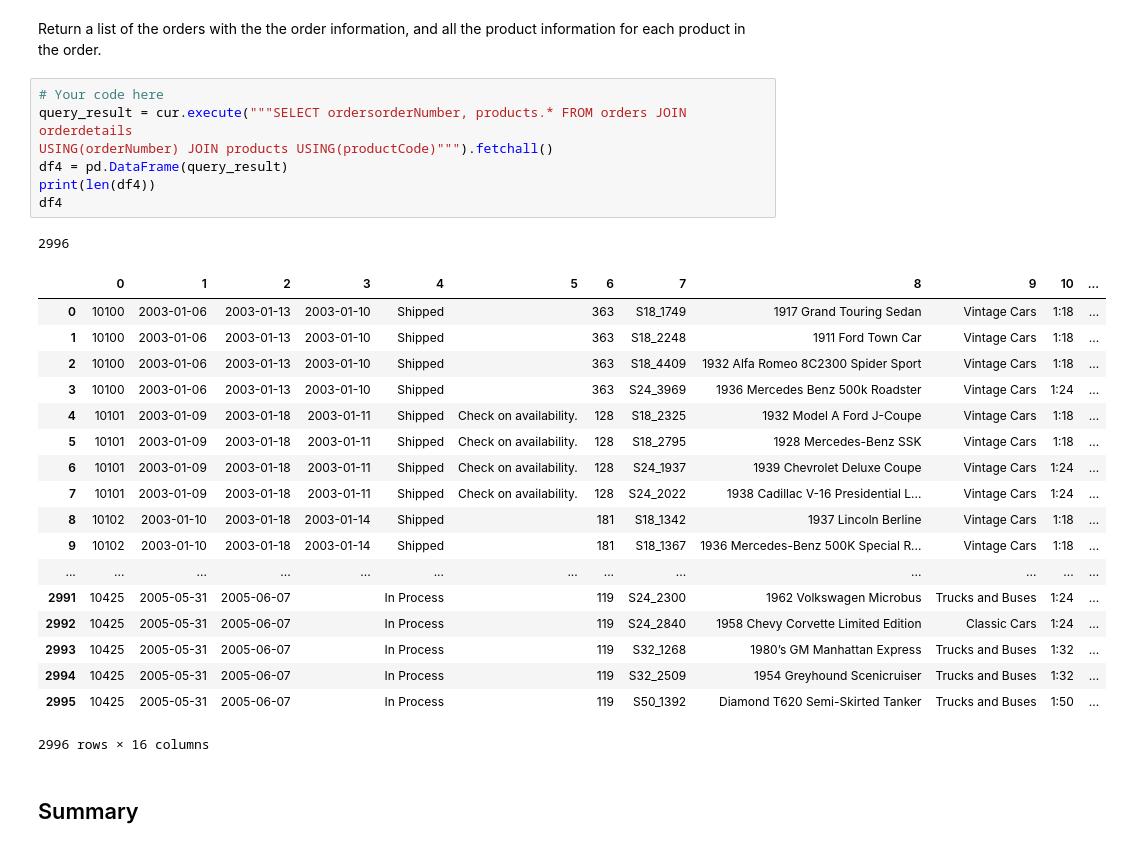
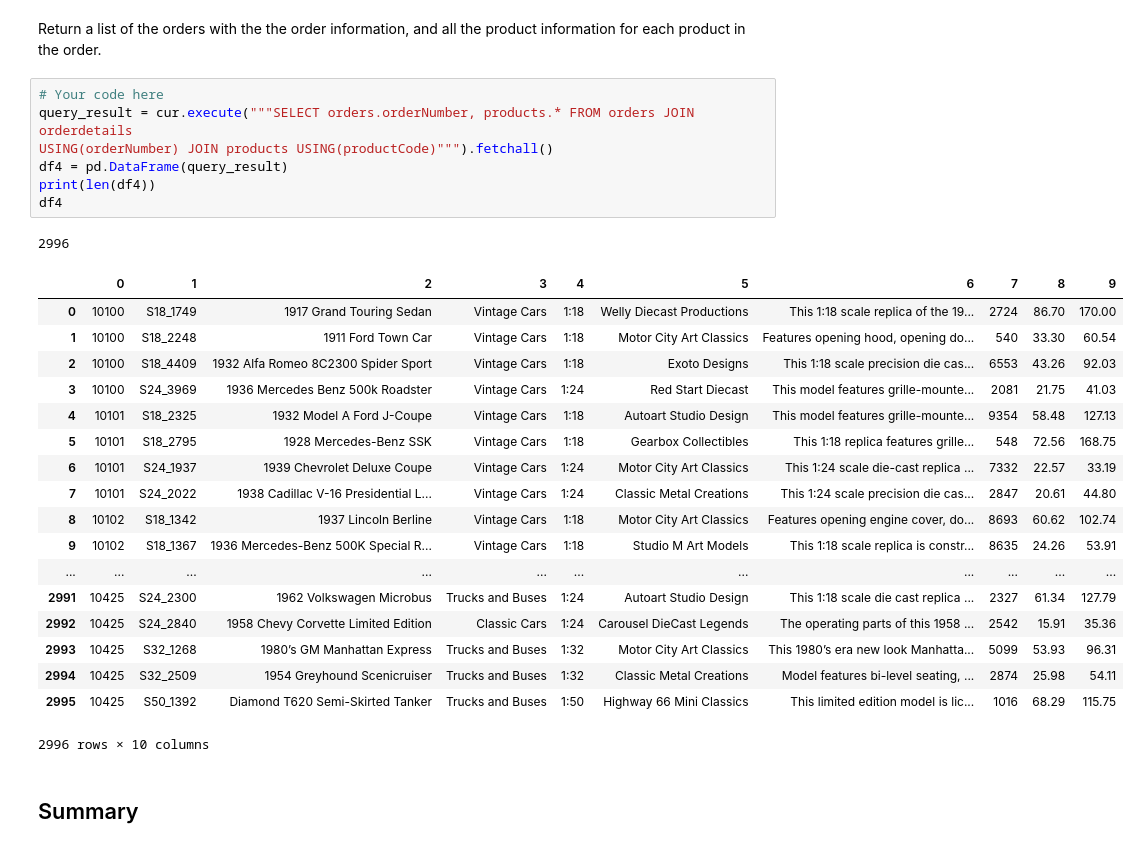
Before and after one commit to rvent/dsc-1-05-13-one-to-many-and-many-to-many-joins-lab-nyc-ds-career-012819, a Jupyter notebook: index.ipynb, the cells around one changed output. Cells and saved outputs as stored; diff of their text form.

```diff
--- a/index.ipynb
+++ b/index.ipynb
@@ -113,31 +113,31 @@ df3
 Return a list of the orders with the the order information, and all the product information for each product in the order.
 # %%
 # Your code here
-query_result = cur.execute("""SELECT ordersorderNumber, products.* FROM orders JOIN orderdetails
+query_result = cur.execute("""SELECT orders.orderNumber, products.* FROM orders JOIN orderdetails
 USING(orderNumber) JOIN products USING(productCode)""").fetchall()
 df4 = pd.DataFrame(query_result)
 print(len(df4))
 df4
 # %% [output]
 2996
-|  | 0 | 1 | 2 | 3 | 4 | 5 | 6 | 7 | 8 | 9 | 10 | ... |
-| 0 | 10100 | 2003-01-06 | 2003-01-13 | 2003-01-10 | Shipped |  | 363 | S18_1749 | 1917 Grand Touring Sedan | Vintage Cars | 1:18 | ... |
-| 1 | 10100 | 2003-01-06 | 2003-01-13 | 2003-01-10 | Shipped |  | 363 | S18_2248 | 1911 Ford Town Car | Vintage Cars | 1:18 | ... |
-| 2 | 10100 | 2003-01-06 | 2003-01-13 | 2003-01-10 | Shipped |  | 363 | S18_4409 | 1932 Alfa Romeo 8C2300 Spider Sport | Vintage Cars | 1:18 | ... |
-| 3 | 10100 | 2003-01-06 | 2003-01-13 | 2003-01-10 | Shipped |  | 363 | S24_3969 | 1936 Mercedes Benz 500k Roadster | Vintage Cars | 1:24 | ... |
-| 4 | 10101 | 2003-01-09 | 2003-01-18 | 2003-01-11 | Shipped | Check on availability. | 128 | S18_2325 | 1932 Model A Ford J-Coupe | Vintage Cars | 1:18 | ... |
-| 5 | 10101 | 2003-01-09 | 2003-01-18 | 2003-01-11 | Shipped | Check on availability. | 128 | S18_2795 | 1928 Mercedes-Benz SSK | Vintage Cars | 1:18 | ... |
-| 6 | 10101 | 2003-01-09 | 2003-01-18 | 2003-01-11 | Shipped | Check on availability. | 128 | S24_1937 | 1939 Chevrolet Deluxe Coupe | Vintage Cars | 1:24 | ... |
-| 7 | 10101 | 2003-01-09 | 2003-01-18 | 2003-01-11 | Shipped | Check on availability. | 128 | S24_2022 | 1938 Cadillac V-16 Presidential L... | Vintage Cars | 1:24 | ... |
-| 8 | 10102 | 2003-01-10 | 2003-01-18 | 2003-01-14 | Shipped |  | 181 | S18_1342 | 1937 Lincoln Berline | Vintage Cars | 1:18 | ... |
-| 9 | 10102 | 2003-01-10 | 2003-01-18 | 2003-01-14 | Shipped |  | 181 | S18_1367 | 1936 Mercedes-Benz 500K Special R... | Vintage Cars | 1:18 | ... |
-| ... | ... | ... | ... | ... | ... | ... | ... | ... | ... | ... | ... | ... |
-| 2991 | 10425 | 2005-05-31 | 2005-06-07 |  | In Process |  | 119 | S24_2300 | 1962 Volkswagen Microbus | Trucks and Buses | 1:24 | ... |
-| 2992 | 10425 | 2005-05-31 | 2005-06-07 |  | In Process |  | 119 | S24_2840 | 1958 Chevy Corvette Limited Edition | Classic Cars | 1:24 | ... |
-| 2993 | 10425 | 2005-05-31 | 2005-06-07 |  | In Process |  | 119 | S32_1268 | 1980’s GM Manhattan Express | Trucks and Buses | 1:32 | ... |
-| 2994 | 10425 | 2005-05-31 | 2005-06-07 |  | In Process |  | 119 | S32_2509 | 1954 Greyhound Scenicruiser | Trucks and Buses | 1:32 | ... |
-| 2995 | 10425 | 2005-05-31 | 2005-06-07 |  | In Process |  | 119 | S50_1392 | Diamond T620 Semi-Skirted Tanker | Trucks and Buses | 1:50 | ... |
+|  | 0 | 1 | 2 | 3 | 4 | 5 | 6 | 7 | 8 | 9 |
+| 0 | 10100 | S18_1749 | 1917 Grand Touring Sedan | Vintage Cars | 1:18 | Welly Diecast Productions | This 1:18 scale replica of the 19... | 2724 | 86.70 | 170.00 |
+| 1 | 10100 | S18_2248 | 1911 Ford Town Car | Vintage Cars | 1:18 | Motor City Art Classics | Features opening hood, opening do... | 540 | 33.30 | 60.54 |
+| 2 | 10100 | S18_4409 | 1932 Alfa Romeo 8C2300 Spider Sport | Vintage Cars | 1:18 | Exoto Designs | This 1:18 scale precision die cas... | 6553 | 43.26 | 92.03 |
+| 3 | 10100 | S24_3969 | 1936 Mercedes Benz 500k Roadster | Vintage Cars | 1:24 | Red Start Diecast | This model features grille-mounte... | 2081 | 21.75 | 41.03 |
+| 4 | 10101 | S18_2325 | 1932 Model A Ford J-Coupe | Vintage Cars | 1:18 | Autoart Studio Design | This model features grille-mounte... | 9354 | 58.48 | 127.13 |
+| 5 | 10101 | S18_2795 | 1928 Mercedes-Benz SSK | Vintage Cars | 1:18 | Gearbox Collectibles | This 1:18 replica features grille... | 548 | 72.56 | 168.75 |
+| 6 | 10101 | S24_1937 | 1939 Chevrolet Deluxe Coupe | Vintage Cars | 1:24 | Motor City Art Classics | This 1:24 scale die-cast replica ... | 7332 | 22.57 | 33.19 |
+| 7 | 10101 | S24_2022 | 1938 Cadillac V-16 Presidential L... | Vintage Cars | 1:24 | Classic Metal Creations | This 1:24 scale precision die cas... | 2847 | 20.61 | 44.80 |
+| 8 | 10102 | S18_1342 | 1937 Lincoln Berline | Vintage Cars | 1:18 | Motor City Art Classics | Features opening engine cover, do... | 8693 | 60.62 | 102.74 |
+| 9 | 10102 | S18_1367 | 1936 Mercedes-Benz 500K Special R... | Vintage Cars | 1:18 | Studio M Art Models | This 1:18 scale replica is constr... | 8635 | 24.26 | 53.91 |
+| ... | ... | ... | ... | ... | ... | ... | ... | ... | ... | ... |
+| 2991 | 10425 | S24_2300 | 1962 Volkswagen Microbus | Trucks and Buses | 1:24 | Autoart Studio Design | This 1:18 scale die cast replica ... | 2327 | 61.34 | 127.79 |
+| 2992 | 10425 | S24_2840 | 1958 Chevy Corvette Limited Edition | Classic Cars | 1:24 | Carousel DieCast Legends | The operating parts of this 1958 ... | 2542 | 15.91 | 35.36 |
+| 2993 | 10425 | S32_1268 | 1980’s GM Manhattan Express | Trucks and Buses | 1:32 | Motor City Art Classics | This 1980’s era new look Manhatta... | 5099 | 53.93 | 96.31 |
+| 2994 | 10425 | S32_2509 | 1954 Greyhound Scenicruiser | Trucks and Buses | 1:32 | Classic Metal Creations | Model features bi-level seating, ... | 2874 | 25.98 | 54.11 |
+| 2995 | 10425 | S50_1392 | Diamond T620 Semi-Skirted Tanker | Trucks and Buses | 1:50 | Highway 66 Mini Classics | This limited edition model is lic... | 1016 | 68.29 | 115.75 |
-2996 rows × 16 columns
+2996 rows × 10 columns
 # %% [markdown]
 ## Summary
 # %% [markdown]
```
